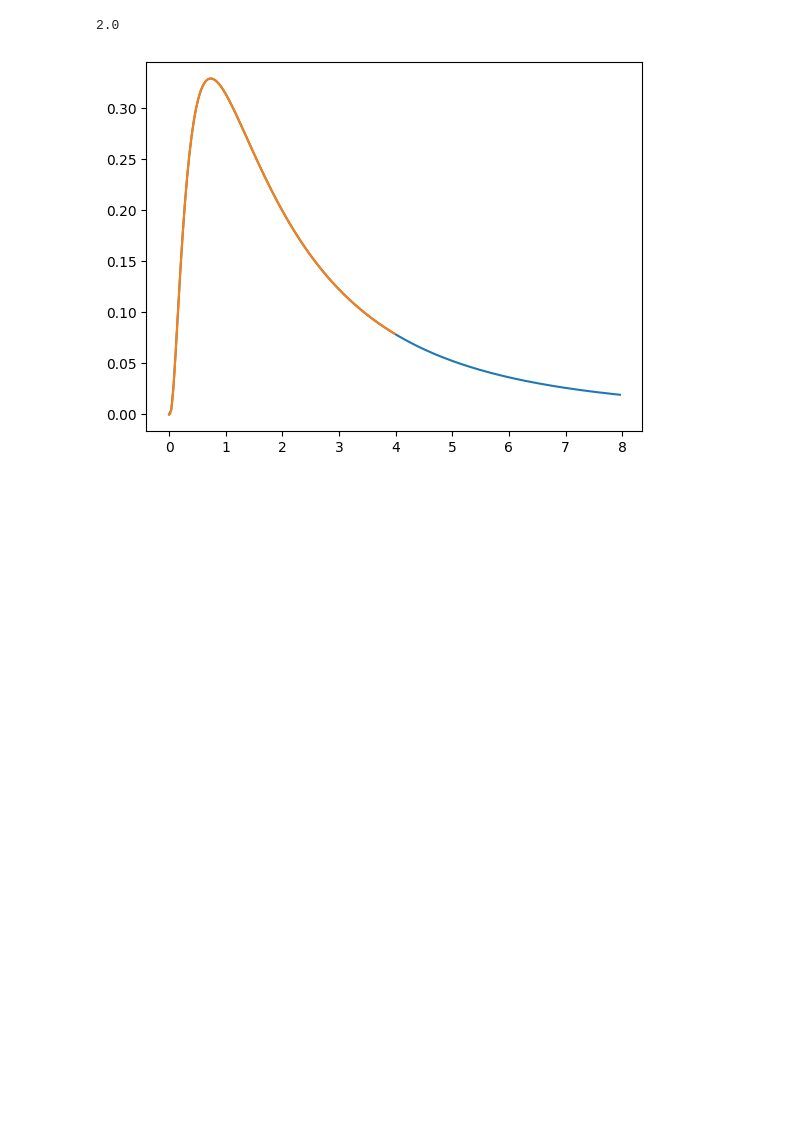
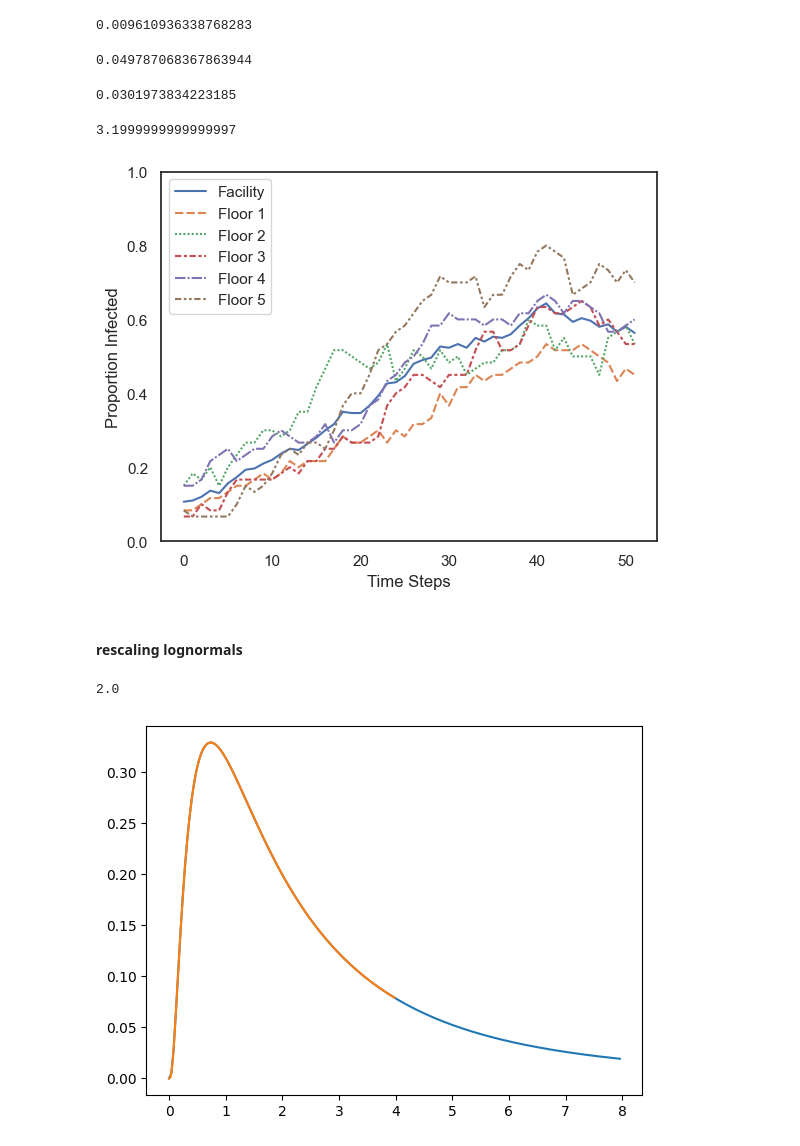
Before and after one commit to epibayes/np-epid, a Jupyter notebook: notebooks/sandbox.ipynb, the cells around one changed output. Drawn from its saved outputs; the diff is of its cells as text; code cells hidden in the pictures; blank space fills up the shorter version.

```diff
--- a/notebooks/sandbox.ipynb
+++ b/notebooks/sandbox.ipynb
@@ -12,3 +24,56 @@ import matplotlib
+# %%
+np.exp(dist.ppf(.05))
+# %% [output]
+0.009610936338768283
+# %%
+np.exp(-3)
+# %% [output]
+0.049787068367863944
+# %%
+sns.set_theme()
+sns.set_style("white")
+
+run_abc = True
+
+beta_true = [0.05, .02, .04, .06, .08, .1, .05]
+alpha = 0.1
+gamma = 0.05
+heterogeneous = True
+N = 300 # consider increasing
+T = 52
+K = 30
+data_seed = 31
+prior_mu = [-3, -1.5, -1.5, -1.5, -1.5, -1.5, 1]
+prior_sigma = [1, 1, 1, 1, 1, 1, 1]
+# %%
+np.exp(-3.5)
+# %% [output]
+0.0301973834223185
+# %%
+(0.05 + 0.06 + 0.05) / .05
+# %% [output]
+3.1999999999999997
+# %%
+si_model = SIModel(alpha, gamma, beta_true,
+                    heterogeneous, prior_mu, prior_sigma,
+                   N, T, summarize=False, flatten=False,
+                  observed_seed=data_seed)
+x_o = si_model.get_observed_data()
+
+data = x_o[:6,:]
+
+data = pd.DataFrame(data = data.T, columns=["Facility"] + [f"Floor {i}" for i in range(1,6)])
+
+sns.lineplot(data)
+plt.ylim((0,1))
+plt.xlabel("Time Steps")
+plt.ylabel("Proportion Infected")
+# plt.savefig("images/hetero_infection_viz.png")
+plt.show()
+# %% [output]
+[figure, added]
+# %% [markdown]
+#### rescaling lognormals
 # %%
 np.exp(np.log(2))
 # %% [output]
```
Also changed, not shown: parts of 4 cells of this notebook, 4 other files.
